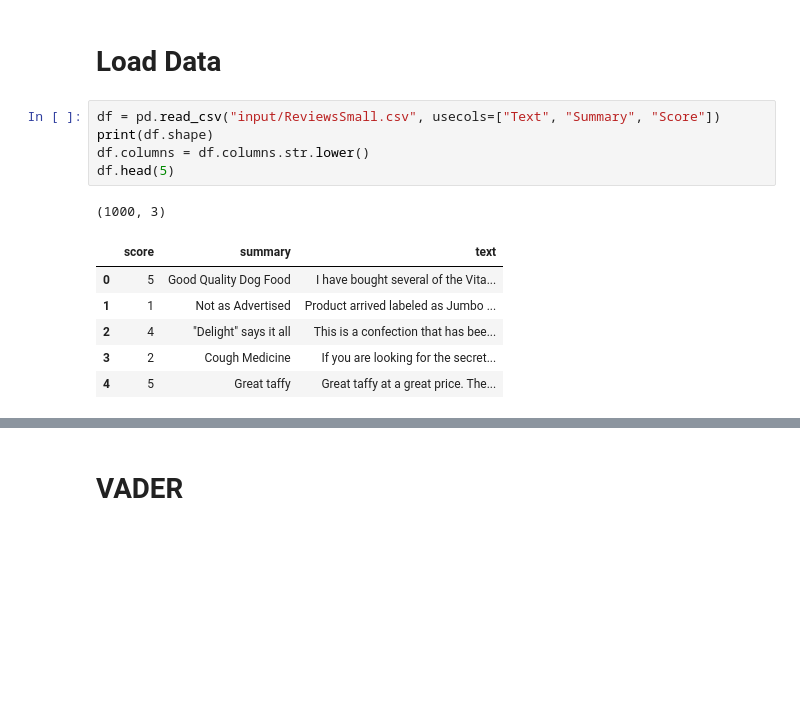
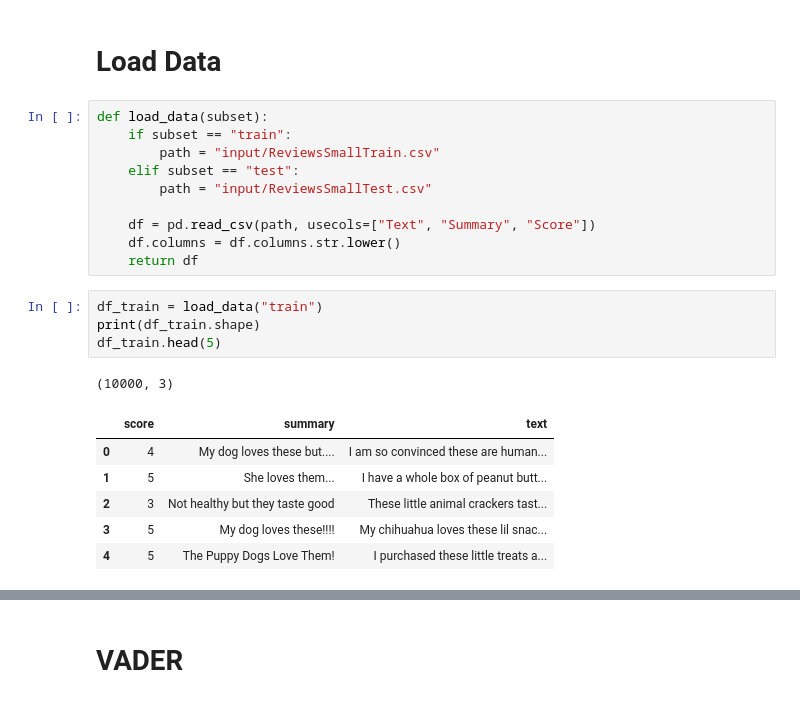
Before and after one commit to danjelito/sentiment-analysis-amazon-fine-food-reviews, a Jupyter notebook: main.ipynb, the cells around one changed output, grey strips where cells are left out. Cells and saved outputs as stored; diff of their text form; blank space fills up the shorter version.

Commit message:
create training and test set

```diff
--- a/main.ipynb
+++ b/main.ipynb
@@ -51,15 +51,24 @@ def normalize_pred(preds, min_target, max_target):
 # %% [markdown]
 # Load Data
 # %%
-df = pd.read_csv("input/ReviewsSmall.csv", usecols=["Text", "Summary", "Score"])
-print(df.shape)
-df.columns = df.columns.str.lower()
-df.head(5)
+def load_data(subset):
+    if subset == "train":
+        path = "input/ReviewsSmallTrain.csv"
+    elif subset == "test":
+        path = "input/ReviewsSmallTest.csv"
+
+    df = pd.read_csv(path, usecols=["Text", "Summary", "Score"])
+    df.columns = df.columns.str.lower()
+    return df
-# %% [output]
-(1000, 3)
-|  | score | summary | text |
-| 0 | 5 | Good Quality Dog Food | I have bought several of the Vita... |
-| 1 | 1 | Not as Advertised | Product arrived labeled as Jumbo ... |
-| 2 | 4 | "Delight" says it all | This is a confection that has bee... |
-| 3 | 2 | Cough Medicine | If you are looking for the secret... |
-| 4 | 5 | Great taffy | Great taffy at a great price. The... |
+# %%
+df_train = load_data("train")
+print(df_train.shape)
+df_train.head(5)
+# %% [output]
+(10000, 3)
+|  | score | summary | text |
+| 0 | 4 | My dog loves these but.... | I am so convinced these are human... |
+| 1 | 5 | She loves them... | I have a whole box of peanut butt... |
+| 2 | 3 | Not healthy but they taste good | These little animal crackers tast... |
+| 3 | 5 | My dog loves these!!!! | My chihuahua loves these lil snac... |
+| 4 | 5 | The Puppy Dogs Love Them! | I purchased these little treats a... |
```
Also changed, not shown: parts of 12 cells of this notebook, 3 other files.
